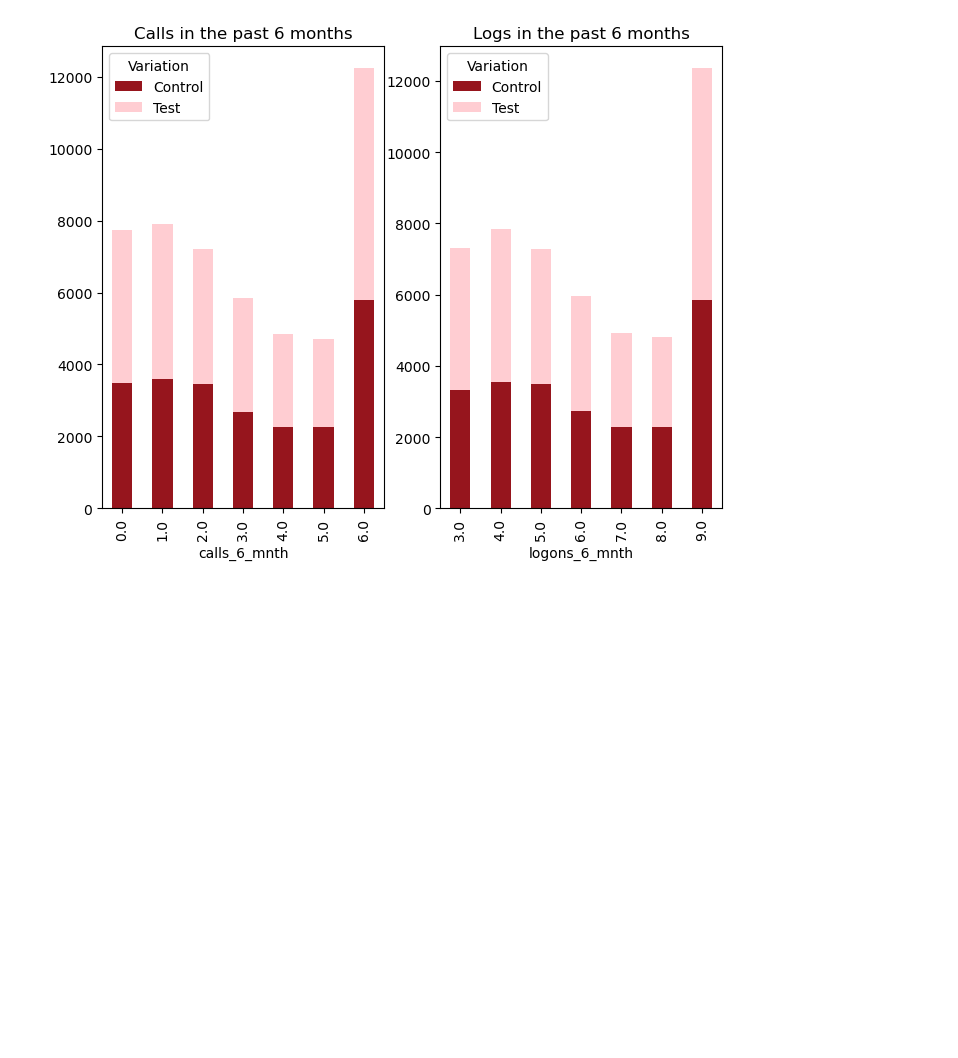
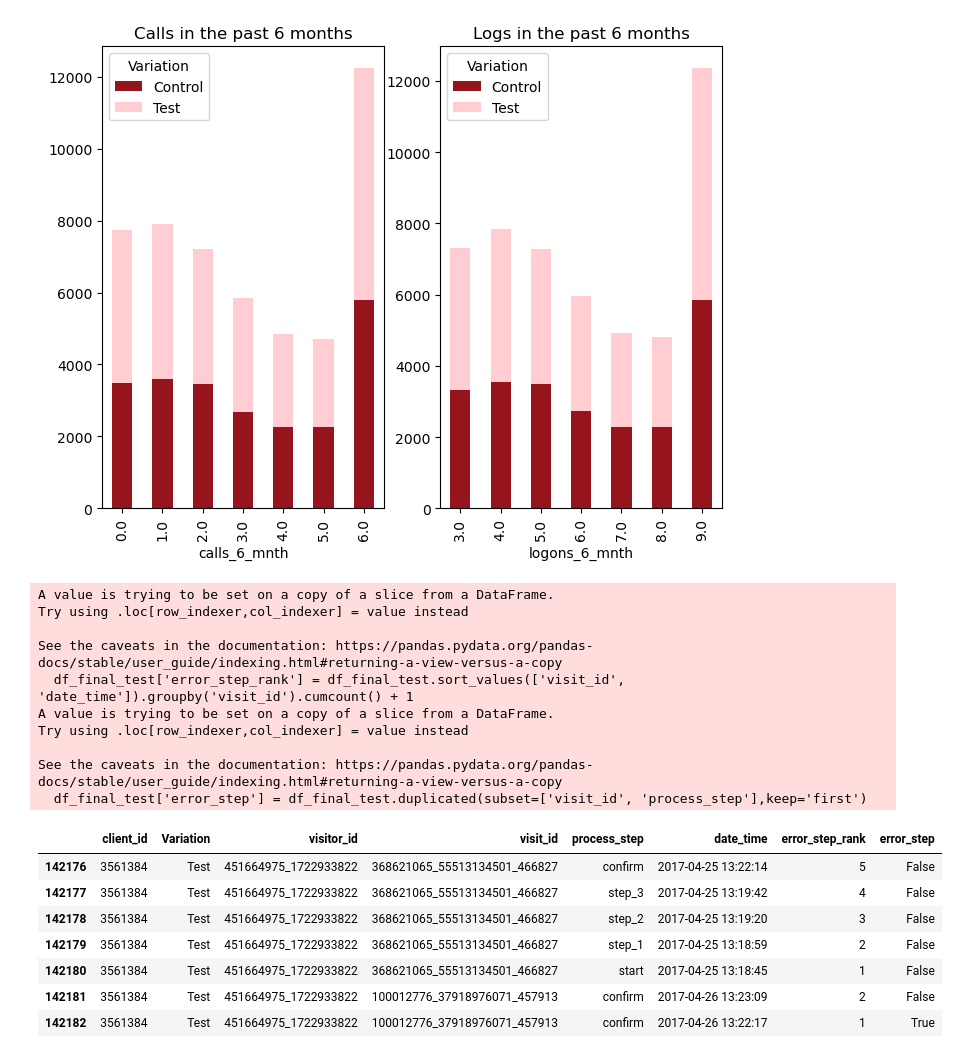
Before and after one commit to BonGoan/vanguard-ab-test, a Jupyter notebook: 02_jupyter_notebooks/vanguard-ab-test-Lucie.ipynb, the cells around one changed output. Cells and saved outputs as stored; diff of their text form; code cells hidden in the pictures; blank space fills up the shorter version.

```diff
--- a/02_jupyter_notebooks/vanguard-ab-test-Lucie.ipynb
+++ b/02_jupyter_notebooks/vanguard-ab-test-Lucie.ipynb
@@ -299,3 +299,66 @@ axes[1].set_title('Logs in the past 6 months')
 plt.show()
 # %% [output]
 [figure]
+# %%
+#Error Rates: If there’s a step where users go back to a previous step, it may indicate confusion or an error.
+#You should consider moving from a later step to an earlier one as an error.
+
+df_final_test.sort_values('visit_id').sort_values('date_time')
+
+df_final_test['error_step_rank'] = df_final_test.sort_values(['visit_id', 'date_time']).groupby('visit_id').cumcount() + 1
+
+df_final_test.sort_values('visit_id').sort_values('date_time')
+
+#supposed_order=['start','step_1','step_2','step_3','confirm']
+
+#if error_step_rank == 1 & process_step == 'start' : good
+#if error_step_rank == 2 & process_step == 'step_1' : good
+#if error_step_rank == 3 & process_step == 'start' : went back
+# -> Not optimal because someone can go back twice + if there is a step back once it will be wrong/will be a discrepancy for the rest of the order
+
+#process_step_list=[]
+#for i in error_step_rank grouped by visit_id:
+#    add process_step value in process_step_list
+#    if process_step value is already in process step list
+#    then newcolumn 'error_step' = 1
+#    else newcolumn 'error_step' = 0
+# -> Not optimal as is because if there is a step forward after a step back it would be counted as an error
+
+#dictionary_order={1:'start',2:'step_1',3:'step_2',4:'step_3',5:'confirm'}
+
+#how many repetitive steps in one visit_id
+#count(duplicate in process_step) / count(total_process_step)
+
+
+df_final_test['error_step'] = df_final_test.duplicated(subset=['visit_id', 'process_step'],keep='first')
+
+df_final_test[df_final_test['visit_id'] == '706721307_85347845958_18583'] #2 errors (going back twice)
+
+error_rates_test = (df_final_test['error_step'][df_final_test['error_step'] == True].count()) / df_final_test.process_step.count()
+
+error_rates_test #for test group 0.22 when taking into account first occurence as duplicate and dividing by 2
+
+error_rates_test #for test group 0.27 when taking into account only subsequent occurrences as duplicates
+
+df_final_test[df_final_test['visit_id'] == '999971096_28827267783_236076'] #no error but one duplicate
+
+df_final_test[df_final_test['visitor_id'] == '451664975_1722933822'] # no error but 2 visit_ids and one duplicate
+# %% [output]
+A value is trying to be set on a copy of a slice from a DataFrame.
+Try using .loc[row_indexer,col_indexer] = value instead
+
+See the caveats in the documentation: https://pandas.pydata.org/pandas-docs/stable/user_guide/indexing.html#returning-a-view-versus-a-copy
+  df_final_test['error_step_rank'] = df_final_test.sort_values(['visit_id', 'date_time']).groupby('visit_id').cumcount() + 1
+A value is trying to be set on a copy of a slice from a DataFrame.
+Try using .loc[row_indexer,col_indexer] = value instead
+
+See the caveats in the documentation: https://pandas.pydata.org/pandas-docs/stable/user_guide/indexing.html#returning-a-view-versus-a-copy
+  df_final_test['error_step'] = df_final_test.duplicated(subset=['visit_id', 'process_step'],keep='first')
+|  | client_id | Variation | visitor_id | visit_id | process_step | date_time | error_step_rank | error_step |
+| 142176 | 3561384 | Test | 451664975_1722933822 | 368621065_55513134501_466827 | confirm | 2017-04-25 13:22:14 | 5 | False |
+| 142177 | 3561384 | Test | 451664975_1722933822 | 368621065_55513134501_466827 | step_3 | 2017-04-25 13:19:42 | 4 | False |
+| 142178 | 3561384 | Test | 451664975_1722933822 | 368621065_55513134501_466827 | step_2 | 2017-04-25 13:19:20 | 3 | False |
+| 142179 | 3561384 | Test | 451664975_1722933822 | 368621065_55513134501_466827 | step_1 | 2017-04-25 13:18:59 | 2 | False |
+| 142180 | 3561384 | Test | 451664975_1722933822 | 368621065_55513134501_466827 | start | 2017-04-25 13:18:45 | 1 | False |
+| 142181 | 3561384 | Test | 451664975_1722933822 | 100012776_37918976071_457913 | confirm | 2017-04-26 13:23:09 | 2 | False |
+| 142182 | 3561384 | Test | 451664975_1722933822 | 100012776_37918976071_457913 | confirm | 2017-04-26 13:22:17 | 1 | True |
```
Also changed, not shown: parts of 5 cells of this notebook.
